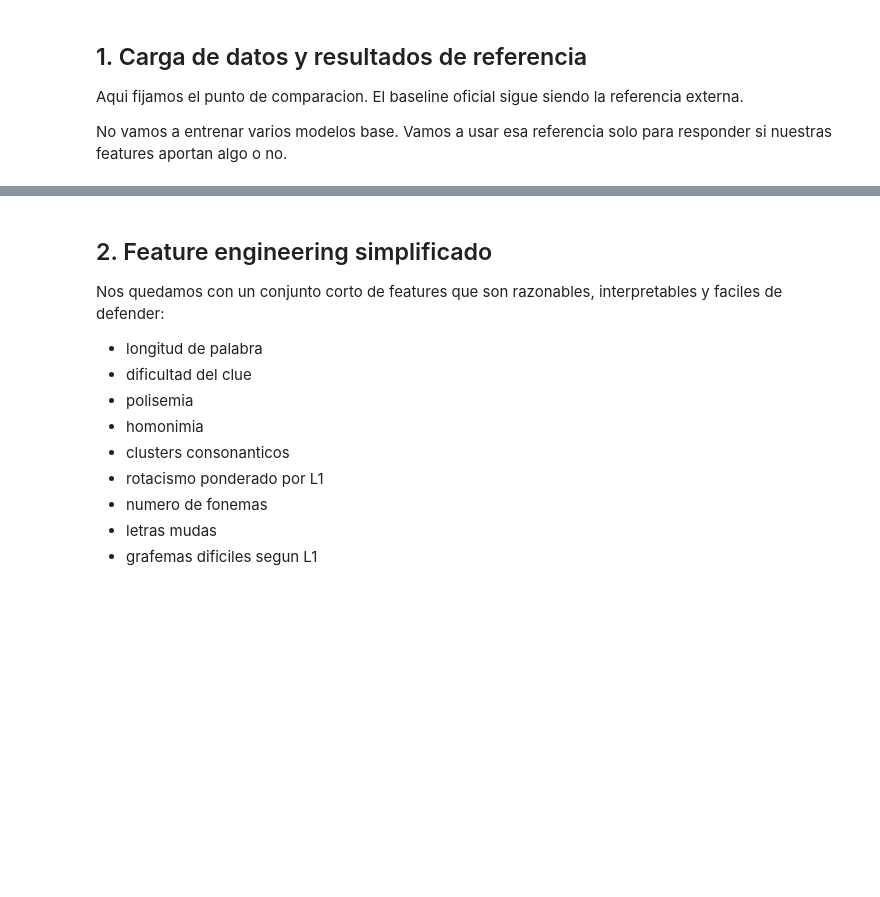
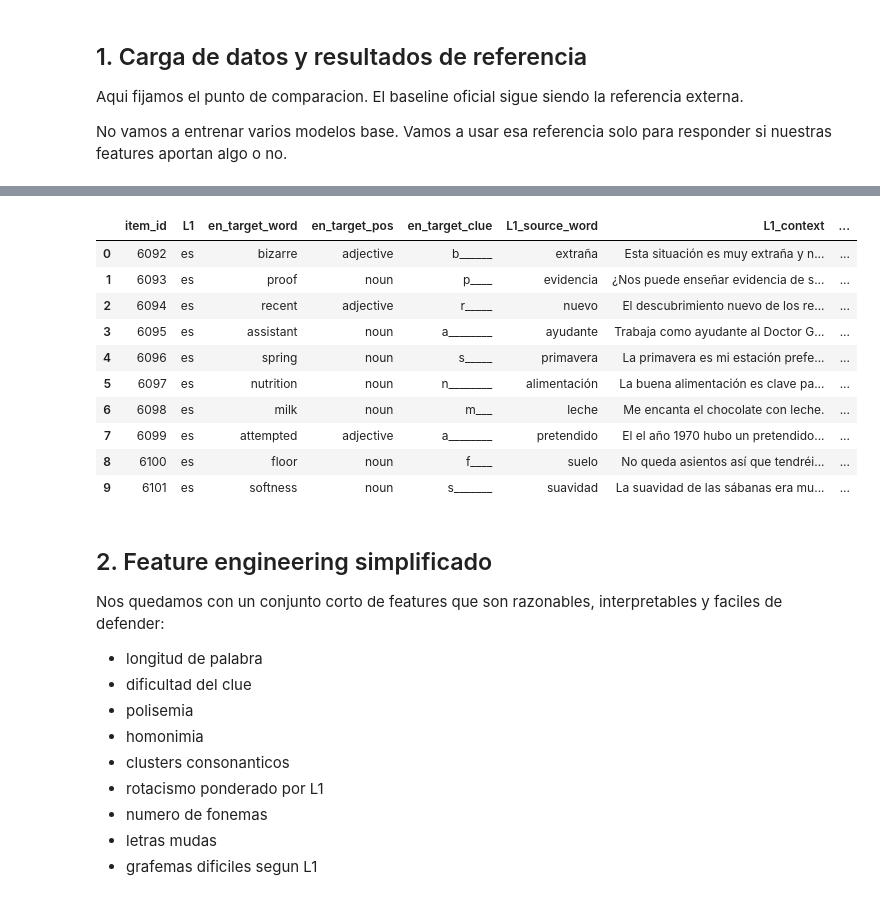
Before and after one commit to AdrianPinedaSanchez/british_council_test, a Jupyter notebook: phase1_model_improvement.ipynb, the cells around one changed output, grey strips where cells are left out. Cells and saved outputs as stored; diff of their text form; code cells hidden in the pictures; blank space fills up the shorter version.

```diff
--- a/phase1_model_improvement.ipynb
+++ b/phase1_model_improvement.ipynb
@@ -187,3 +268,17 @@ Dev shape:   (2031, 9)
+# %%
+dev_df.head(10)
+# %% [output]
+|  | item_id | L1 | en_target_word | en_target_pos | en_target_clue | L1_source_word | L1_context | ... |
+| 0 | 6092 | es | bizarre | adjective | b______ | extraña | Esta situación es muy extraña y n... | ... |
+| 1 | 6093 | es | proof | noun | p____ | evidencia | ¿Nos puede enseñar evidencia de s... | ... |
+| 2 | 6094 | es | recent | adjective | r_____ | nuevo | El descubrimiento nuevo de los re... | ... |
+| 3 | 6095 | es | assistant | noun | a________ | ayudante | Trabaja como ayudante al Doctor G... | ... |
+| 4 | 6096 | es | spring | noun | s_____ | primavera | La primavera es mi estación prefe... | ... |
+| 5 | 6097 | es | nutrition | noun | n________ | alimentación | La buena alimentación es clave pa... | ... |
+| 6 | 6098 | es | milk | noun | m___ | leche | Me encanta el chocolate con leche. | ... |
+| 7 | 6099 | es | attempted | adjective | a________ | pretendido | El el año 1970 hubo un pretendido... | ... |
+| 8 | 6100 | es | floor | noun | f____ | suelo | No queda asientos así que tendréi... | ... |
+| 9 | 6101 | es | softness | noun | s_______ | suavidad | La suavidad de las sábanas era mu... | ... |
 # %% [markdown]
 ## 2. Feature engineering simplificado
 
```
Also changed, not shown: parts of 26 cells of this notebook, 1 other file.
